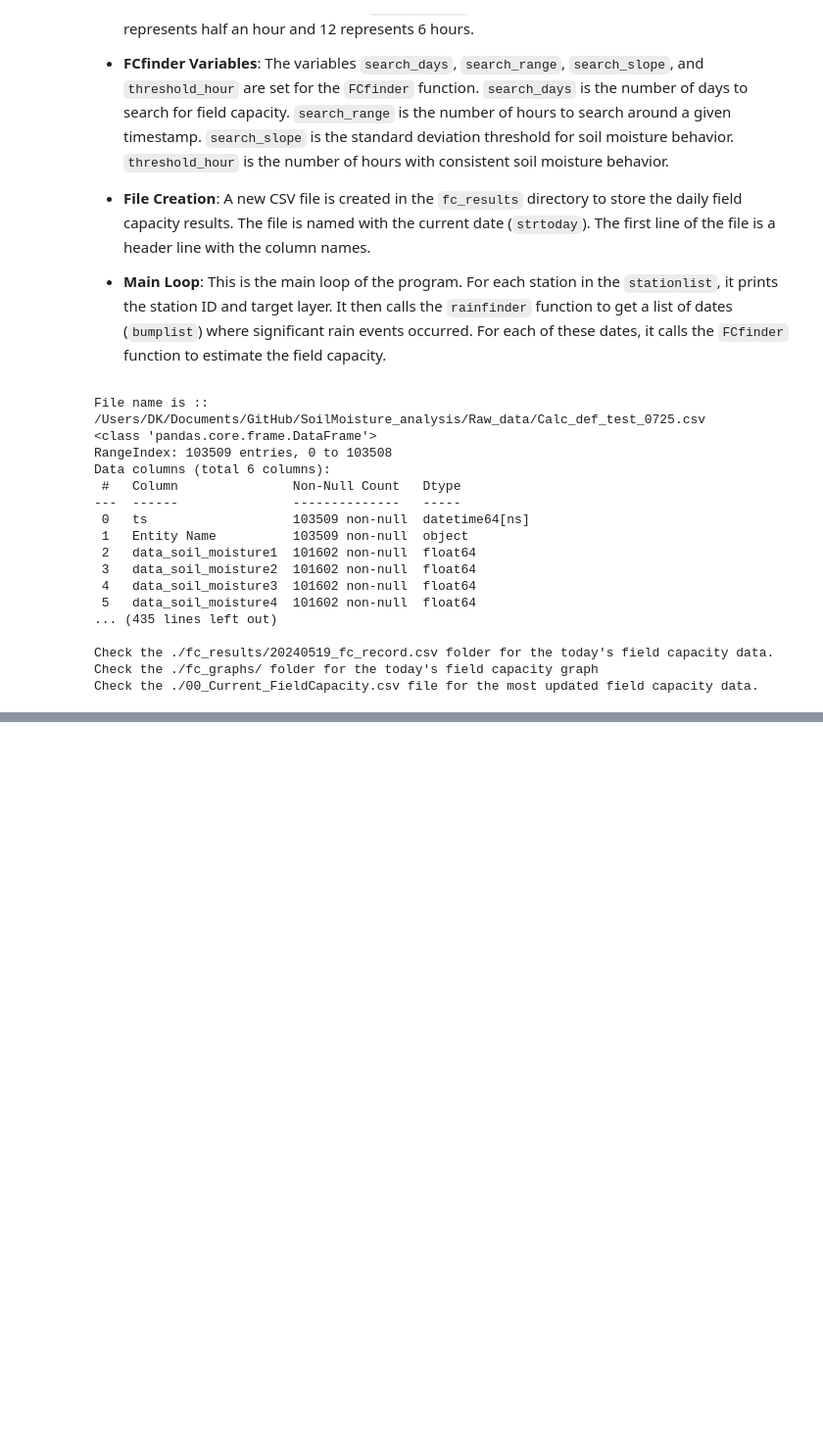
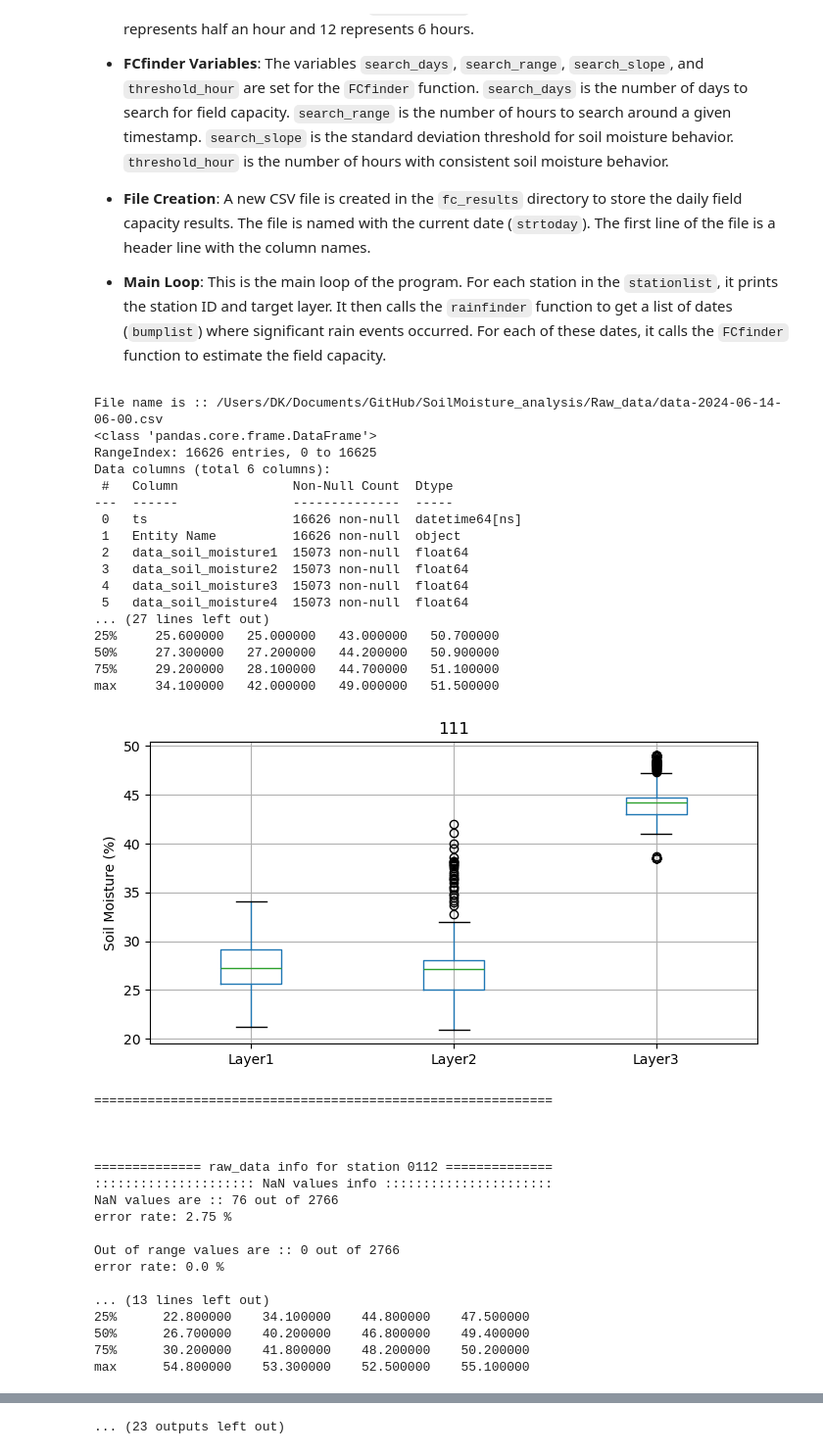
Before and after one commit to dsyang1024/SoilMoisture_analysis, a Jupyter notebook: Field_Capcity_finder.ipynb, the cells around one changed output, grey strips where cells are left out. Shown at 98% size. Saved outputs shown, nothing was run; the diff lists cells and outputs as text; code cells hidden in the pictures; blank space fills up the shorter version.

Commit message:
Run (20240614)
Run soil moisture analysis program
Run date: 2024-06-14

```diff
--- a/Field_Capcity_finder.ipynb
+++ b/Field_Capcity_finder.ipynb
@@ -740,7 +740,7 @@ def FCfinder(data, station, header, start_date, search_days, search_range, searc
                 plt.gcf().autofmt_xdate()
                 plt.xlabel('Date')
                 plt.ylabel('Soil Moisture (%)')
-                plt.title('Field Capacity for '+str(station)+' after '+st_datetime.strftime('%Y-%m-%d'))
+                plt.title('Field Capacity for '+str(station)+' after '+st_datetime.strftime('%Y-%m-%d')+' precipitation')
 
                 # save graph for the soil moisture and field capacity
                 graph_dest = os.getcwd()+'/fc_graphs/'+st_datetime.strftime('%Y-%m-%d')
@@ -852,8 +852,8 @@ def deficit_calc ():
 
     # read the soil moisture values from raw_data close to the midnight
     # date of the interest is ts
-    ts = dt.date(2023, 7, 12) # for testing
-    # ts = dt.date.today()
+    # ts = dt.date(2023, 7, 12) # for testing
+    ts = dt.date.today()
     ts = pd.to_datetime(ts)
     print('Date of the interest is ',ts)
 
@@ -952,7 +952,7 @@ destination = os.getcwd()+'/'
 today_dt = datetime.datetime.now()
 today_dt = datetime.datetime(today_dt.year, today_dt.month, today_dt.day, 6, 00)
 filename = destination + 'Raw_data/data-'+today_dt.strftime('%Y-%m-%d-%H-%M')+'.csv'
-filename = destination + 'Raw_data/Calc_def_test_0725.csv'
+# filename = destination + 'Raw_data/Calc_def_test_0725.csv'
 # ! filename should be changed to the file name of the downloaded data
 foutname = './Clean_data/SM_data'+strtoday+'.csv'
 
@@ -975,14 +975,14 @@ below section will estimate the field capacity for the given data [Daily basis]
 This part should be done per station [stationlist]
 '''
 # for testing
-stationlist = ['0111','0112','0114']
+# stationlist = ['0111','0112','0114']
 print ('Station List ::',stationlist)
 
 # this is the target layer for the analysis. 1=layer 1
 # variable set for rainfinder
 # *-=-=-=-=-=-=-=-=-=-=-=-=-=-=-=-=-=-=-= CHECK THE PARAMETERS =-=-=-=-=-=-=-=-=-=-=-=-=-=-=-=-=-=-=-* #
 target = 'Layer2'
-threshold_moist = 15    # threshold of soil moisture difference to decide it was huge rain event or not default: 15
+threshold_moist = 10    # threshold of soil moisture difference to decide it was huge rain event or not default: 15
 raintimestep = 12 # 1 = 1/2 hour // 12 = 6 hours
 
 # variable set for FCfinder
@@ -995,45 +995,63 @@ threshold_hour = 4 # hours with consistent soil moisture behavior
 
 f=open(os.getcwd()+'/fc_results/'+strtoday+'_fc_record.csv', 'w')   # making a file to save the daily field capacity
 f.write('Station,Date,Layer1,Layer2,Layer3,Layer4\n')
 f.close()
 for station in stationlist:
     print('\n\n')
     text = station +' :: '+target
     print (text.center(60,'='))
     bumplist = rainfinder(clean_df, station, raw_columns, threshold_moist, raintimestep)
     for start_date in bumplist:
         FCfinder(clean_df, station, raw_columns, start_date, search_days, search_range, search_slope, threshold_hour)
 
 
 update_fc() # update the field capacity data
 print ('Field Capacity Update is Done.\n\n\n')
 
 
 '''
 this part will calculate the soil defecit based on the field capacity data exported from update_fc function
 '''
 deficit_calc()
 
 print ('*=*=*=*=*=*=*=*=*=*=*=*=*=*=*=*=*')
 print ('Deficit Calculation is Done.\n')
 print ("Check the ./fc_results/"+strtoday+"_fc_record.csv folder for the today's field capacity data.")
 print ("Check the ./fc_graphs/ folder for the today's field capacity graph")
 print ("Check the ./00_Current_FieldCapacity.csv file for the most updated field capacity data.")
 # %% [output]
-File name is :: /Users/DK/Documents/GitHub/SoilMoisture_analysis/Raw_data/Calc_def_test_0725.csv
+File name is :: /Users/DK/Documents/GitHub/SoilMoisture_analysis/Raw_data/data-2024-06-14-06-00.csv
 <class 'pandas.core.frame.DataFrame'>
-RangeIndex: 103509 entries, 0 to 103508
+RangeIndex: 16626 entries, 0 to 16625
 Data columns (total 6 columns):
- #   Column               Non-Null Count   Dtype
----  ------               --------------   -----
- 0   ts                   103509 non-null  datetime64[ns]
- 1   Entity Name          103509 non-null  object
- 2   data_soil_moisture1  101602 non-null  float64
- 3   data_soil_moisture2  101602 non-null  float64
- 4   data_soil_moisture3  101602 non-null  float64
- 5   data_soil_moisture4  101602 non-null  float64
-... (435 lines left out)
-
-Check the ./fc_results/20240519_fc_record.csv folder for the today's field capacity data.
-Check the ./fc_graphs/ folder for the today's field capacity graph
-Check the ./00_Current_FieldCapacity.csv file for the most updated field capacity data.
+ #   Column               Non-Null Count  Dtype
+---  ------               --------------  -----
+ 0   ts                   16626 non-null  datetime64[ns]
+ 1   Entity Name          16626 non-null  object
+ 2   data_soil_moisture1  15073 non-null  float64
+ 3   data_soil_moisture2  15073 non-null  float64
+ 4   data_soil_moisture3  15073 non-null  float64
+ 5   data_soil_moisture4  15073 non-null  float64
+... (27 lines left out)
+25%     25.600000   25.000000   43.000000   50.700000
+50%     27.300000   27.200000   44.200000   50.900000
+75%     29.200000   28.100000   44.700000   51.100000
+max     34.100000   42.000000   49.000000   51.500000
+[figure, added]
+============================================================
+
+
+
+============== raw_data info for station 0112 ==============
+::::::::::::::::::::: NaN values info ::::::::::::::::::::::
+NaN values are :: 76 out of 2766
+error rate: 2.75 %
+
+Out of range values are :: 0 out of 2766
+error rate: 0.0 %
+
+... (13 lines left out)
+25%      22.800000    34.100000    44.800000    47.500000
+50%      26.700000    40.200000    46.800000    49.400000
+75%      30.200000    41.800000    48.200000    50.200000
+max      54.800000    53.300000    52.500000    55.100000
@@ -1039,0 +1131 @@ Check the ./00_Current_FieldCapacity.csv file for the most updated field capacit
+... (23 outputs left out)
```
Also changed, not shown: parts of 4 cells of this notebook, 35 other files.
